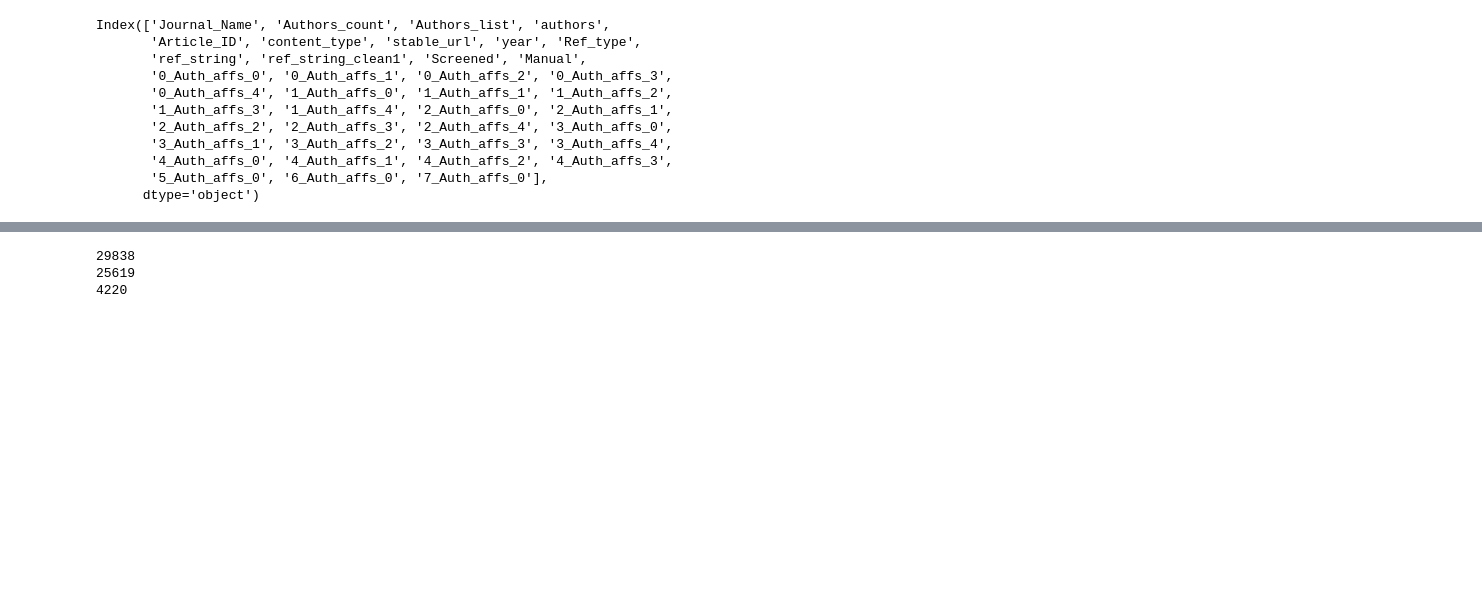
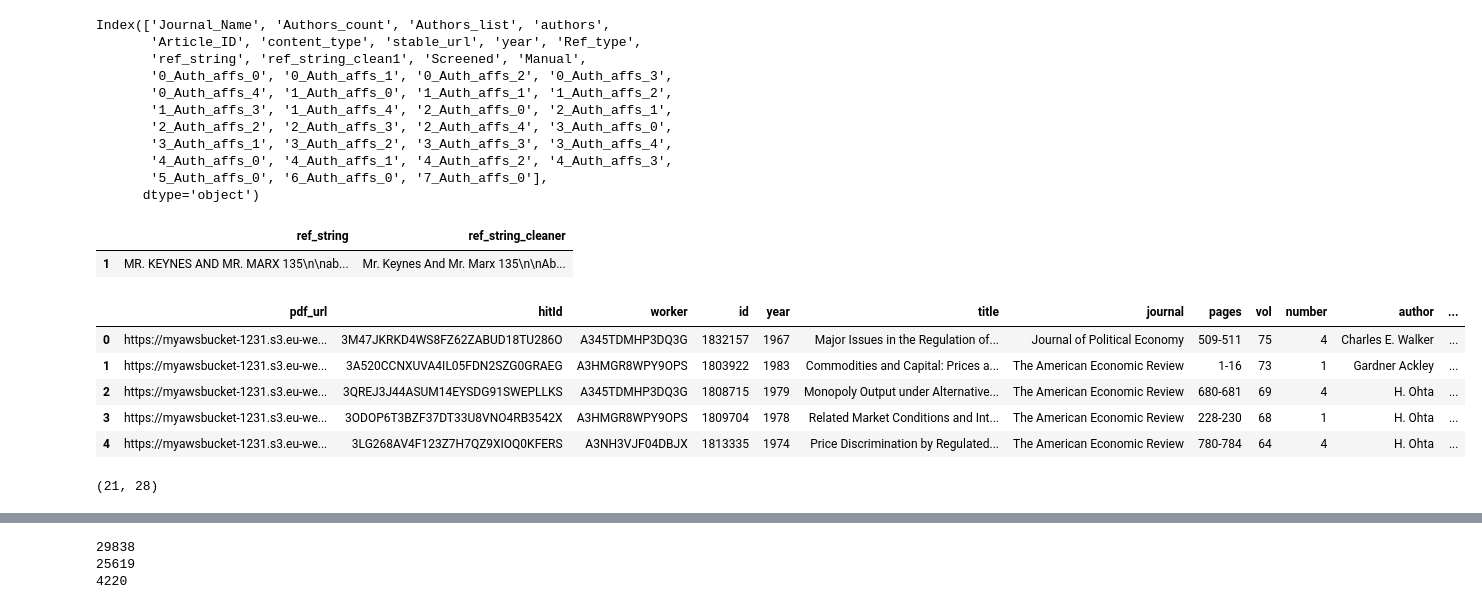
Before and after one commit to cogeorg/80YearsEconomicResearch, a Jupyter notebook: 020_author_names_recon/021_affiliation_restructure.ipynb, the cells around one changed output, grey strips where cells are left out. Drawn from its saved outputs; the diff is of its cells as text; code cells hidden in the pictures; blank space fills up the shorter version.

```diff
--- a/020_author_names_recon/021_affiliation_restructure.ipynb
+++ b/020_author_names_recon/021_affiliation_restructure.ipynb
@@ -19,4 +19,6 @@ Output files:
 # %%
 import pandas as pd
 import time
-pd.set_option('display.max_colwidth', None)
+import json
+import re
+pd.set_option('display.max_colwidth', 200)
@@ -124 +151,15 @@ for i in pre_2010.index:
+# %%
+pre_2010_init[["ref_string", "ref_string_cleaner"]].head(1)
+# %% [output]
+|  | ref_string | ref_string_cleaner |
+| 1 | MR. KEYNES AND MR. MARX 135\n\nab... | Mr. Keynes And Mr. Marx 135\n\nAb... |
+# %%
+pre_2010_remnant.head()
+# %% [output]
+|  | pdf_url | hitId | worker | id | year | title | journal | pages | vol | number | author | ... |
+| 0 | https://myawsbucket-1231.s3.eu-we... | 3M47JKRKD4WS8FZ62ZABUD18TU286O | A345TDMHP3DQ3G | 1832157 | 1967 | Major Issues in the Regulation of... | Journal of Political Economy | 509-511 | 75 | 4 | Charles E. Walker | ... |
+| 1 | https://myawsbucket-1231.s3.eu-we... | 3A520CCNXUVA4IL05FDN2SZG0GRAEG | A3HMGR8WPY9OPS | 1803922 | 1983 | Commodities and Capital: Prices a... | The American Economic Review | 1-16 | 73 | 1 | Gardner Ackley | ... |
+| 2 | https://myawsbucket-1231.s3.eu-we... | 3QREJ3J44ASUM14EYSDG91SWEPLLKS | A345TDMHP3DQ3G | 1808715 | 1979 | Monopoly Output under Alternative... | The American Economic Review | 680-681 | 69 | 4 | H. Ohta | ... |
+| 3 | https://myawsbucket-1231.s3.eu-we... | 3ODOP6T3BZF37DT33U8VNO4RB3542X | A3HMGR8WPY9OPS | 1809704 | 1978 | Related Market Conditions and Int... | The American Economic Review | 228-230 | 68 | 1 | H. Ohta | ... |
+| 4 | https://myawsbucket-1231.s3.eu-we... | 3LG268AV4F123Z7H7QZ9XIOQ0KFERS | A3NH3VJF04DBJX | 1813335 | 1974 | Price Discrimination by Regulated... | The American Economic Review | 780-784 | 64 | 4 | H. Ohta | ... |
 # %%
@@ -141,3 +171,7 @@ pre_2010_df=pd.concat([pre_2010_init, pre_2010_remnant], axis=0).reset_index(dro
 # %%
 pre_2010_df.to_excel(base_path+"Affiliations/aff_pre_2010.xlsx", index=False)
 pre_2010_df.to_pickle(base_path+"Affiliations/aff_pre_2010.pkl")
+# %%
+pre_2010_df[pre_2010_df["aff_main_final"].isna()].shape
+# %% [output]
+(21, 28)
```
Also changed, not shown: parts of 53 cells of this notebook.
